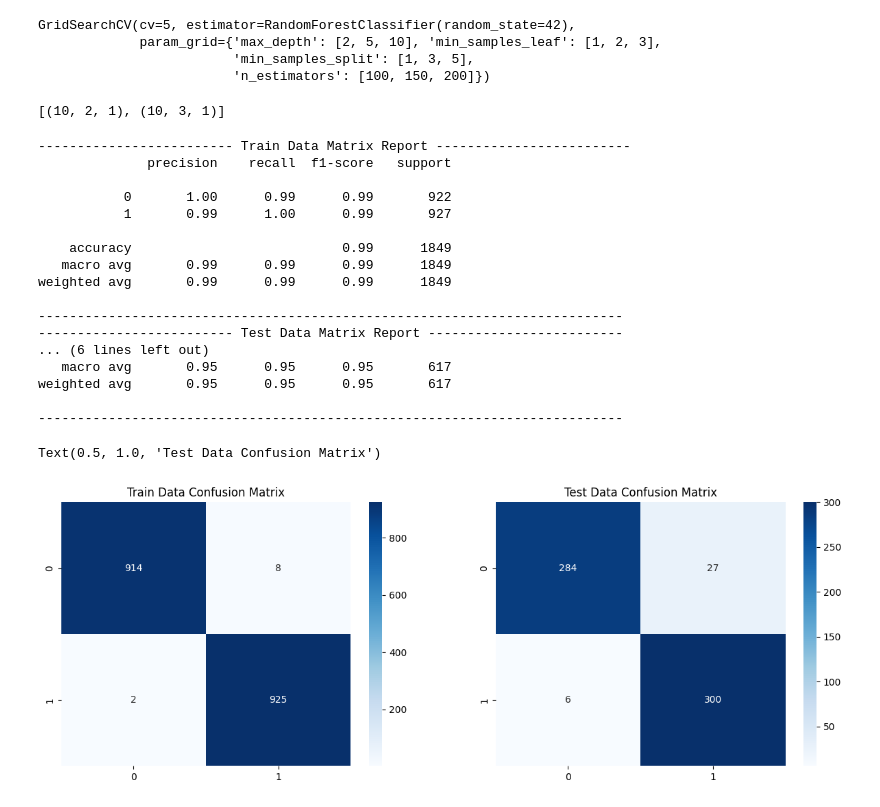
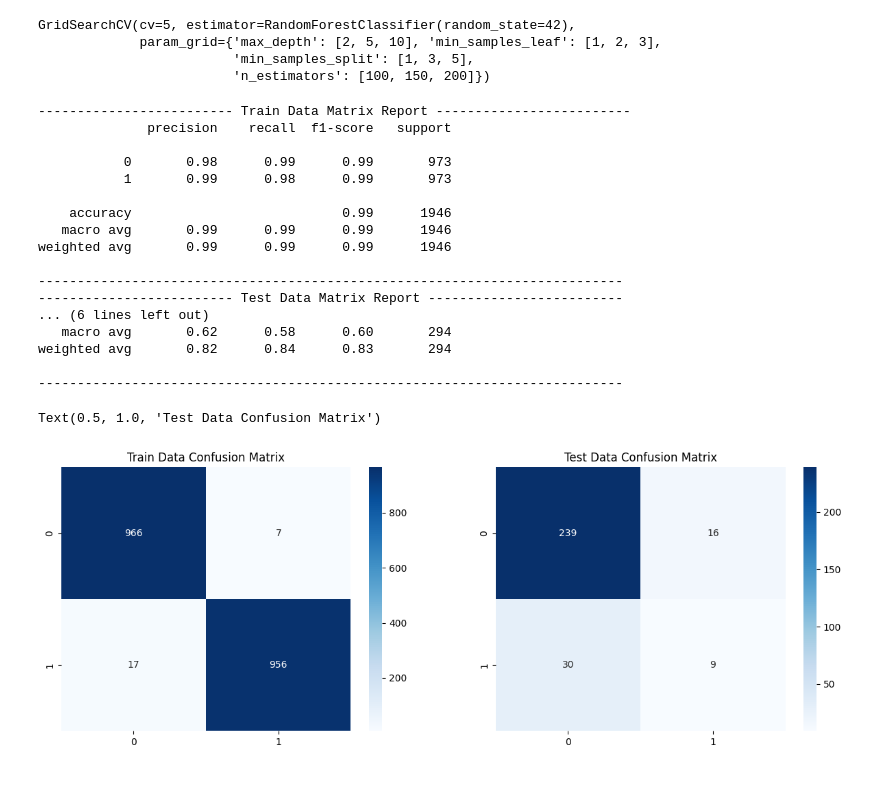
Before and after one commit to arun8nov/Employee_Attrition, a Jupyter notebook: Att_Pred.ipynb, the cells around one changed output. Cells and saved outputs as stored; diff of their text form; code cells hidden in the pictures.

```diff
--- a/Att_Pred.ipynb
+++ b/Att_Pred.ipynb
@@ -497,15 +526,15 @@ Text(0.5, 1.0, 'Test Data Confusion Matrix')
 # Decisiontree Algorithm
 from sklearn.tree import DecisionTreeClassifier
 DTC = DecisionTreeClassifier(max_depth=100,min_samples_split=15, min_samples_leaf=2,random_state=42)
-DTC.fit(x_train, y_train)
-y_train_pread = DTC.predict(x_train)
+DTC.fit(x_train_resampled, y_train_resampled)
+y_train_pread = DTC.predict(x_train_resampled)
 y_test_pread = DTC.predict(x_test)
 
 from sklearn.metrics import classification_report, confusion_matrix
 
 print(25*"-","Train Data Matrix Report",25*"-")
 
-print(classification_report(y_train, y_train_pread))
+print(classification_report(y_train_resampled, y_train_pread))
 print(75*"-")
 print(25*"-","Test Data Matrix Report",25*"-")
 print(classification_report(y_test, y_test_pread))
@@ -513,7 +542,7 @@ print(75*"-")
 
 fig, ax = plt.subplots(1, 2, figsize=(15, 5))
 
-sns.heatmap(confusion_matrix(y_train, y_train_pread),annot=True, fmt='d', cmap='Blues',ax=ax[0])
+sns.heatmap(confusion_matrix(y_train_resampled, y_train_pread),annot=True, fmt='d', cmap='Blues',ax=ax[0])
 ax[0].set_title('Train Data Confusion Matrix')
 
 sns.heatmap(confusion_matrix(y_test, y_test_pread),annot=True, fmt='d', cmap='Blues',ax=ax[1])
@@ -549,15 +578,15 @@ Text(0.5, 1.0, 'Test Data Confusion Matrix')
 # Randomforest Algorithm
 from sklearn.ensemble import RandomForestClassifier
 RFC = RandomForestClassifier(random_state=42)
-RFC.fit(x_train, y_train)
-y_train_pread = RFC.predict(x_train)
+RFC.fit(x_train_resampled, y_train_resampled)
+y_train_pread = RFC.predict(x_train_resampled)
 y_test_pread = RFC.predict(x_test)
 
 from sklearn.metrics import classification_report, confusion_matrix
 
 print(25*"-","Train Data Matrix Report",25*"-")
 
-print(classification_report(y_train, y_train_pread))
+print(classification_report(y_train_resampled, y_train_pread))
 print(75*"-")
 print(25*"-","Test Data Matrix Report",25*"-")
 print(classification_report(y_test, y_test_pread))
@@ -565,7 +594,7 @@ print(75*"-")
 
 fig, ax = plt.subplots(1, 2, figsize=(15, 5))
 
-sns.heatmap(confusion_matrix(y_train, y_train_pread),annot=True, fmt='d', cmap='Blues',ax=ax[0])
+sns.heatmap(confusion_matrix(y_train_resampled, y_train_pread),annot=True, fmt='d', cmap='Blues',ax=ax[0])
 ax[0].set_title('Train Data Confusion Matrix')
 
 sns.heatmap(confusion_matrix(y_test, y_test_pread),annot=True, fmt='d', cmap='Blues',ax=ax[1])
@@ -606,7 +635,7 @@ parameter={
     'n_estimators':[100,150,200],
     'max_depth':[2,5,10],
     'min_samples_split':[1,3,5],
-    'min_samples_leaf':[1,2,3]
+    'min_samples_leaf':[1,2,3],
 }
 # %%
 parameter
@@ -616,55 +645,52 @@ parameter
  'min_samples_split': [1, 3, 5],
  'min_samples_leaf': [1, 2, 3]}
 # %%
+from sklearn.model_selection import GridSearchCV
 Hyper_RFC = GridSearchCV(RandomForestClassifier(random_state=42),parameter,cv=5)
-Hyper_RFC.fit(x_train,y_train)
+Hyper_RFC.fit(x_train_resampled,y_train_resampled)
 # %% [output]
 GridSearchCV(cv=5, estimator=RandomForestClassifier(random_state=42),
              param_grid={'max_depth': [2, 5, 10], 'min_samples_leaf': [1, 2, 3],
                          'min_samples_split': [1, 3, 5],
                          'n_estimators': [100, 150, 200]})
-# %%
-[(10,2,1),(10,3,1)]
-# %% [output]
-[(10, 2, 1), (10, 3, 1)]
 # %%
-y_train_pread = Hyper_RFC.predict(x_train)
+y_train_pread = Hyper_RFC.predict(x_train_resampled)
 y_test_pread = Hyper_RFC.predict(x_test)
 
 from sklearn.metrics import classification_report, confusion_matrix
 
 print(25*"-","Train Data Matrix Report",25*"-")
 
-print(classification_report(y_train, y_train_pread))
+print(classification_report(y_train_resampled, y_train_pread))
 print(75*"-")
 print(25*"-","Test Data Matrix Report",25*"-")
 print(classification_report(y_test, y_test_pread))
 print(75*"-")
 
 fig, ax = plt.subplots(1, 2, figsize=(15, 5))
 
-sns.heatmap(confusion_matrix(y_train, y_train_pread),annot=True, fmt='d', cmap='Blues',ax=ax[0])
+sns.heatmap(confusion_matrix(y_train_resampled, y_train_pread),annot=True, fmt='d', cmap='Blues',ax=ax[0])
 ax[0].set_title('Train Data Confusion Matrix')
 
 sns.heatmap(confusion_matrix(y_test, y_test_pread),annot=True, fmt='d', cmap='Blues',ax=ax[1])
 ax[1].set_title('Test Data Confusion Matrix')
 # %% [output]
 ------------------------- Train Data Matrix Report -------------------------
               precision    recall  f1-score   support
 
-           0       1.00      0.99      0.99       922
-           1       0.99      1.00      0.99       927
+           0       0.98      0.99      0.99       973
+           1       0.99      0.98      0.99       973
 
-    accuracy                           0.99      1849
-   macro avg       0.99      0.99      0.99      1849
-weighted avg       0.99      0.99      0.99      1849
+    accuracy                           0.99      1946
+   macro avg       0.99      0.99      0.99      1946
+weighted avg       0.99      0.99      0.99      1946
 
 ---------------------------------------------------------------------------
 ------------------------- Test Data Matrix Report -------------------------
 ... (6 lines left out)
-   macro avg       0.95      0.95      0.95       617
-weighted avg       0.95      0.95      0.95       617
+   macro avg       0.62      0.58      0.60       294
+weighted avg       0.82      0.84      0.83       294
 
 ---------------------------------------------------------------------------
 Text(0.5, 1.0, 'Test Data Confusion Matrix')
-[figure, old version]
+[figure, new version]
```
Also changed, not shown: parts of 29 cells of this notebook, 6 other files.
